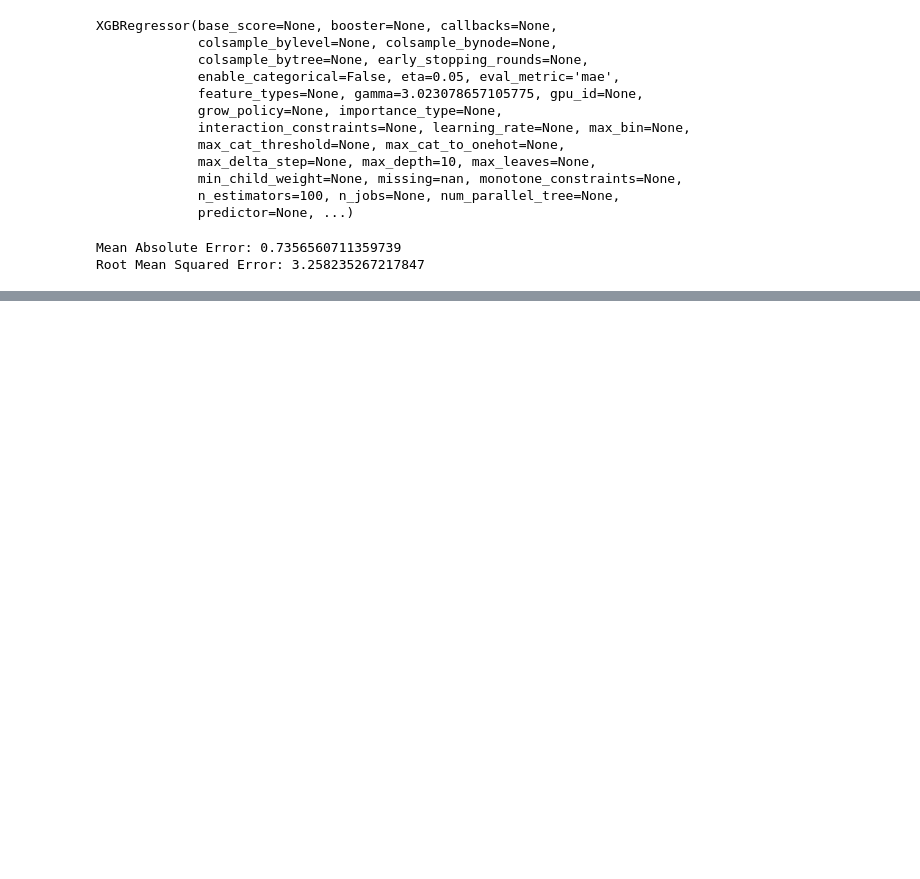
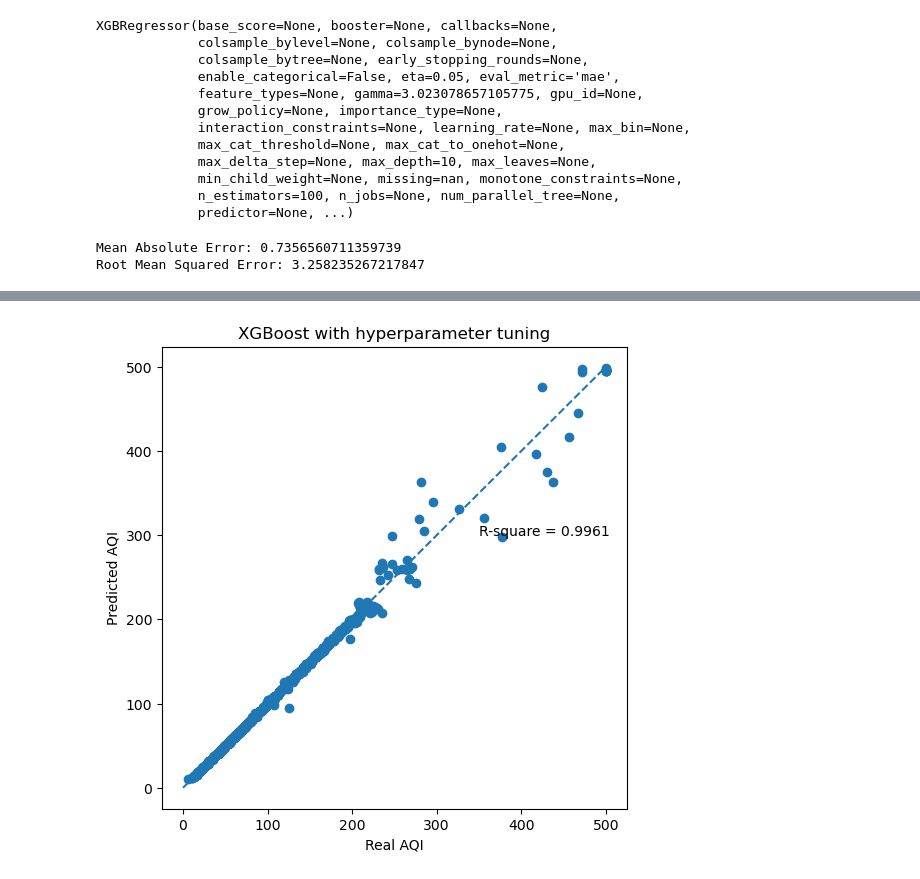
Before and after one commit to xiao-lin-ux/EAEE4000-AQI-Project, a Jupyter notebook: xgboost_current.ipynb, the cells around one changed output, grey strips where cells are left out. Cells and saved outputs as stored; diff of their text form; code cells hidden in the pictures; blank space fills up the shorter version.

```diff
--- a/xgboost_current.ipynb
+++ b/xgboost_current.ipynb
@@ -356,0 +384,17 @@ Root Mean Squared Error: 3.258235267217847
+# %%
+fig,ax = plt.subplots(figsize=(6,6))
+
+# from sklearn.metrics import r2_score
+
+r2 = r2_score(np.reshape(y_test_truth, -1), np.reshape(y_test_pred2, -1))
+plt.text(350, 300, f'R-square = {r2:.4}', fontsize=10)
+plt.scatter(np.reshape(y_test_truth, -1), np.reshape(y_test_pred2, -1), marker='o')
+line_array = np.arange(max((np.reshape(y_test_truth, -1))))
+plt.plot(line_array, line_array, linestyle='dashed')
+ax.set_xlabel('Real AQI')
+ax.set_ylabel('Predicted AQI')
+plt.title('XGBoost with hyperparameter tuning')
+
+plt.show()
+# %% [output]
+[figure, added]
```
Also changed, not shown: parts of 3 cells of this notebook.
